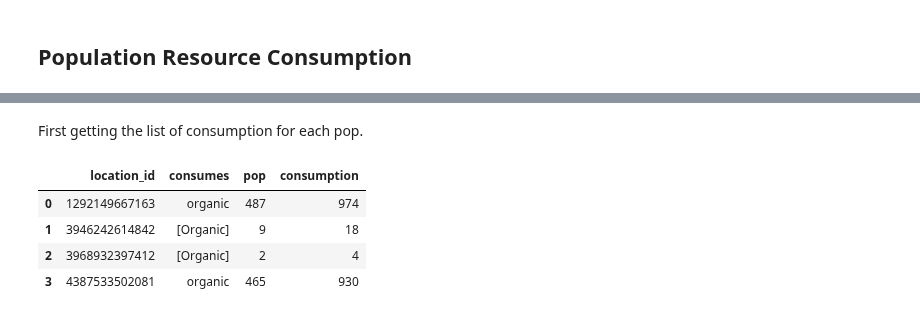
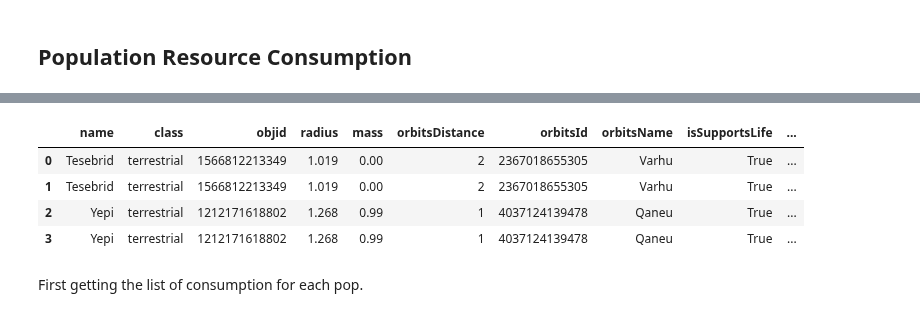
Before and after one commit to BillmanH/exoplanets, a Jupyter notebook: notebooks/People/Population Growth.ipynb, the cells around one changed output, grey strips where cells are left out. Saved outputs shown, nothing was run; the diff lists cells and outputs as text; code cells hidden in the pictures.

```diff
--- a/notebooks/People/Population Growth.ipynb
+++ b/notebooks/People/Population Growth.ipynb
@@ -73,19 +84,10 @@ len(pops_df)
+# %%
+locations_df
+# %% [output]
+|  | name | class | objid | radius | mass | orbitsDistance | orbitsId | orbitsName | isSupportsLife | ... |
+| 0 | Tesebrid | terrestrial | 1566812213349 | 1.019 | 0.00 | 2 | 2367018655305 | Varhu | True | ... |
+| 1 | Tesebrid | terrestrial | 1566812213349 | 1.019 | 0.00 | 2 | 2367018655305 | Varhu | True | ... |
+| 2 | Yepi | terrestrial | 1212171618802 | 1.268 | 0.99 | 1 | 4037124139478 | Qaneu | True | ... |
+| 3 | Yepi | terrestrial | 1212171618802 | 1.268 | 0.99 | 1 | 4037124139478 | Qaneu | True | ... |
 # %% [markdown]
 First getting the list of consumption for each pop.
-# %%
-consumption_df = pd.DataFrame(pd.concat([
-        locations_df,species_df.drop('objid',axis=1)
-    ],axis=1).groupby([
-        'objid',
-        'consumes'
-        ]).count().iloc[:,1]).reset_index()
-
-consumption_df.columns = ['location_id','consumes','pop']
-consumption_df['consumption'] = consumption_df['pop'] * params['pop_consumes']
-consumption_df
-# %% [output]
-|  | location_id | consumes | pop | consumption |
-| 0 | 1292149667163 | organic | 487 | 974 |
-| 1 | 3946242614842 | [Organic] | 9 | 18 |
-| 2 | 3968932397412 | [Organic] | 2 | 4 |
-| 3 | 4387533502081 | organic | 465 | 930 |
```
Also changed, not shown: parts of 72 cells of this notebook, 3 other files.
